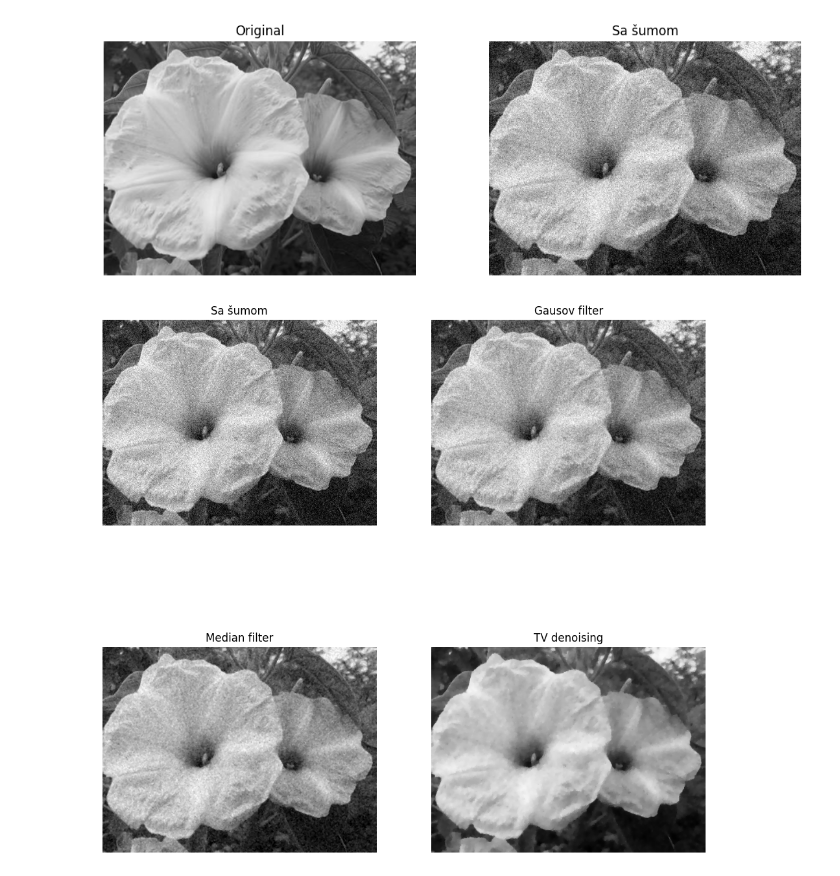
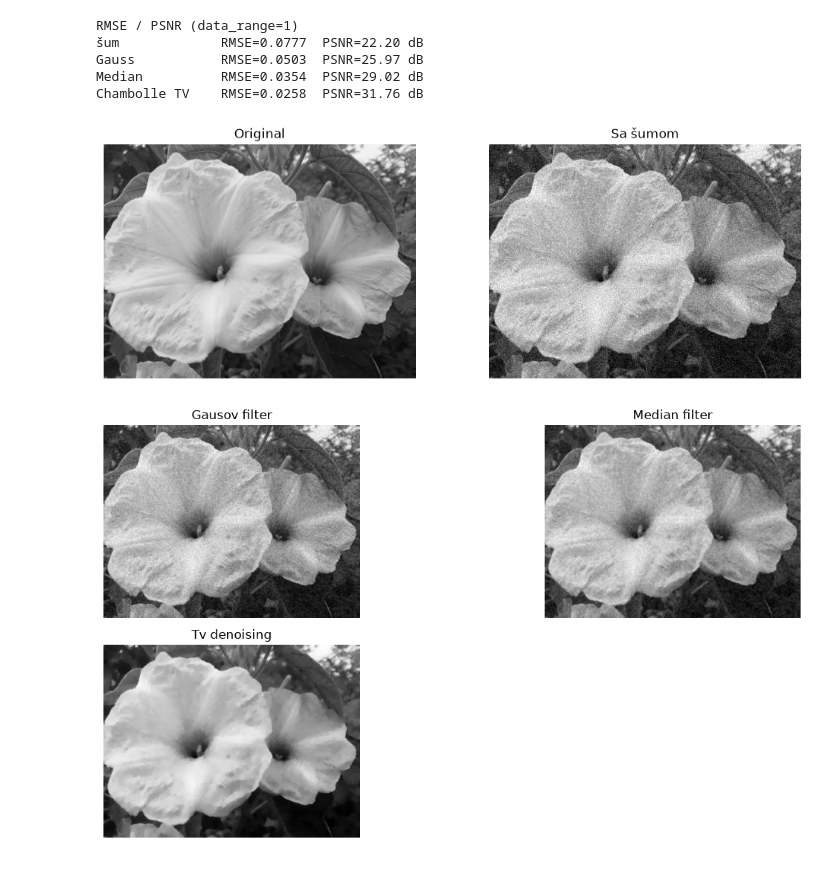
Before and after one commit to NataMata/TotalVariationDenoisingMethod, a Jupyter notebook: gaussian_median_chambolle.ipynb, the cells around one changed output. Drawn from its saved outputs; the diff is of its cells as text; code cells hidden in the pictures.

Commit message:
Optimizacija ponovljenog koda, prikaz signala i poboljsanje parametara

```diff
--- a/gaussian_median_chambolle.ipynb
+++ b/gaussian_median_chambolle.ipynb
@@ -43,26 +88,0 @@ def denoise_tv(noisy_image, weight):
-# %%
-def compare(noisy_image, gaussian_denoised, median_denoised, tv_denoised):
-
-    plt.figure(figsize=(12, 12))
-
-    plt.subplot(2, 2, 1)
-    plt.imshow(noisy_image, cmap='gray')
-    plt.title('Sa šumom')
-    plt.axis('off')
-
-    plt.subplot(2, 2, 2)
-    plt.imshow(gaussian_denoised, cmap='gray')
-    plt.title('Gausov filter')
-    plt.axis('off')
-
-    plt.subplot(2, 2, 3)
-    plt.imshow(median_denoised, cmap='gray')
-    plt.title('Median filter')
-    plt.axis('off')
-
-    plt.subplot(2, 2, 4)
-    plt.imshow(tv_denoised, cmap='gray')
-    plt.title('TV denoising')
-    plt.axis('off')
-
-    plt.show()
@@ -69,16 +126,32 @@ def compare(noisy_image, gaussian_denoised, median_denoised, tv_denoised):
 # %%
 original_image = load_image('flowers.jpg')
 
-noisy_image = add_gaussian_noise(original_image, 0.1)
+noisy_image = add_gaussian_noise(original_image, 20)
 
 gaussian_denoised = denoise_gaussian_filter(noisy_image, 0.5)
 
 median_denoised = denoise_median_filter(noisy_image, 3)
 
-tv_denoised = denoise_tv(noisy_image, 0.1)
+tv_denoised = denoise_tv(noisy_image, 20)
+
+print('RMSE / PSNR (data_range=1)')
+for name, img in [
+    ('šum', noisy_image),
+    ('Gauss', gaussian_denoised),
+    ('Median', median_denoised),
+    ('Chambolle TV', tv_denoised),
+]:
+    err = np.sqrt(mean_squared_error(original_image, img))
+    print(f'{name:14s}  RMSE={err:.4f}  PSNR={peak_signal_noise_ratio(original_image, img, data_range=1.0):.2f} dB')
 
 plot_orginal_and_noisy(original_image, noisy_image)
-compare(noisy_image, gaussian_denoised, median_denoised, tv_denoised)
+
+compare(gaussian_denoised, 'Gausov filter', median_denoised, 'Median filter', tv_denoised, 'Tv denoising')
 # %% [output]
+RMSE / PSNR (data_range=1)
+šum             RMSE=0.0777  PSNR=22.20 dB
+Gauss           RMSE=0.0503  PSNR=25.97 dB
+Median          RMSE=0.0354  PSNR=29.02 dB
+Chambolle TV    RMSE=0.0258  PSNR=31.76 dB
 [figure]
-[figure, old version]
+[figure, new version]
```
Also changed, not shown: parts of 4 cells of this notebook.
